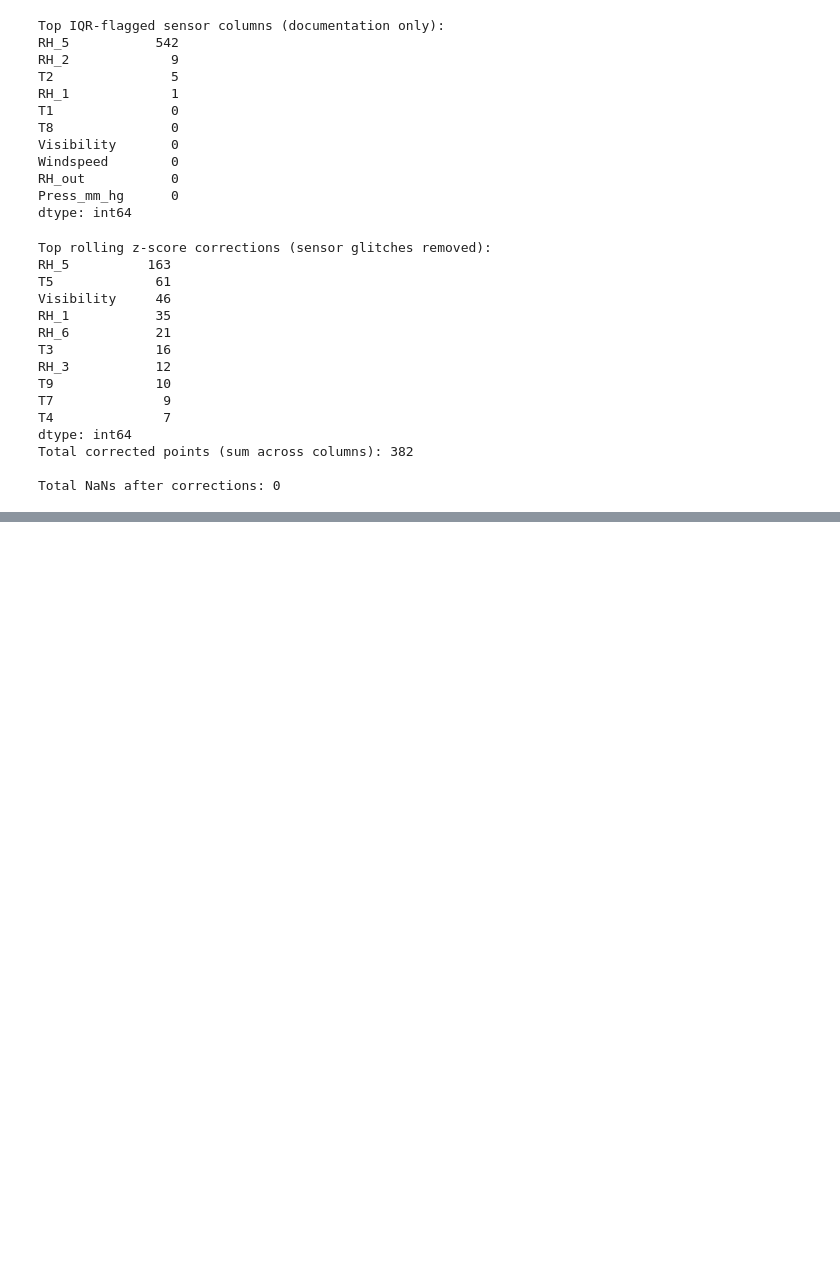
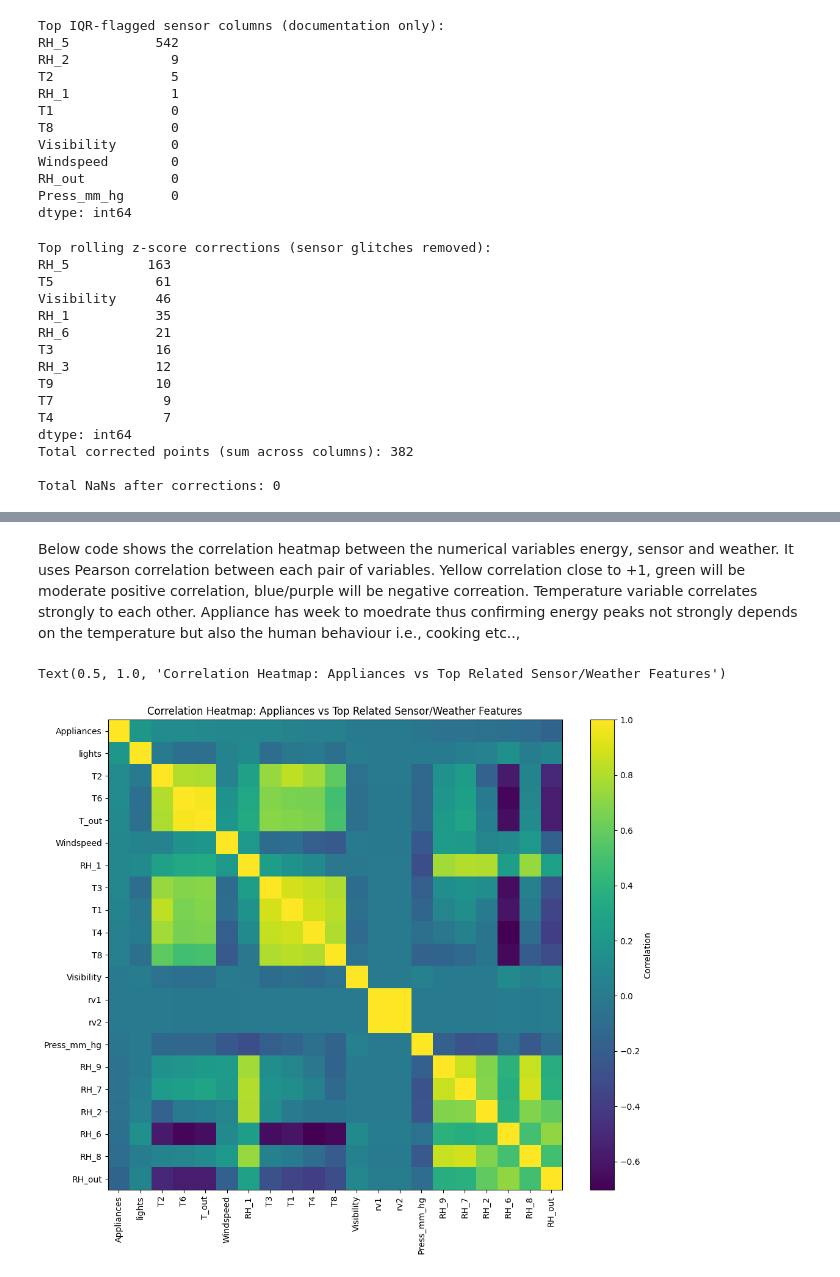
Before and after one commit to ibimohamed83/Data_Analytics_project, a Jupyter notebook: smart_home.ipynb, the cells around one changed output, grey strips where cells are left out. Saved outputs shown, nothing was run; the diff lists cells and outputs as text; code cells hidden in the pictures; blank space fills up the shorter version.

```diff
--- a/smart_home.ipynb
+++ b/smart_home.ipynb
@@ -305,0 +374,22 @@ Total NaNs after corrections: 0
+# %% [markdown]
+Below code shows the correlation heatmap between the numerical variables energy, sensor and weather. It uses Pearson correlation between each pair of variables. Yellow correlation close to +1, green will be moderate positive correlation, blue/purple will be negative correation. Temperature variable correlates strongly to each other. Appliance has week to moedrate thus confirming energy peaks not strongly depends on the temperature but also the human behaviour i.e., cooking etc..,
+# %%
+corr = df[num_cols].corr(numeric_only=True)
+appl_corr = corr[TARGET_COL].drop(TARGET_COL).sort_values(ascending=False)
+
+top_pos = appl_corr.head(10).index.tolist()
+top_neg = appl_corr.tail(10).index.tolist()
+heat_cols = [TARGET_COL] + top_pos + top_neg
+heat_cols = list(dict.fromkeys(heat_cols))  # remove duplicates
+
+heat = df[heat_cols].corr(numeric_only=True)
+
+plt.figure(figsize=(12, 10))
+plt.imshow(heat.values, aspect="auto")
+plt.colorbar(label="Correlation")
+plt.xticks(range(len(heat_cols)), heat_cols, rotation=90)
+plt.yticks(range(len(heat_cols)), heat_cols)
+plt.title("Correlation Heatmap: Appliances vs Top Related Sensor/Weather Features")
+# %% [output]
+Text(0.5, 1.0, 'Correlation Heatmap: Appliances vs Top Related Sensor/Weather Features')
+[figure, added]
```
Also changed, not shown: parts of 11 cells of this notebook, 10 other files.
